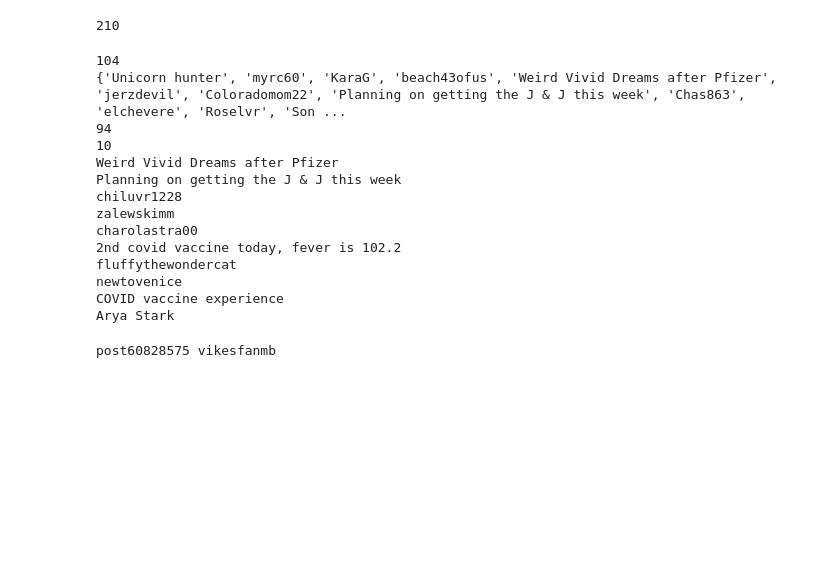
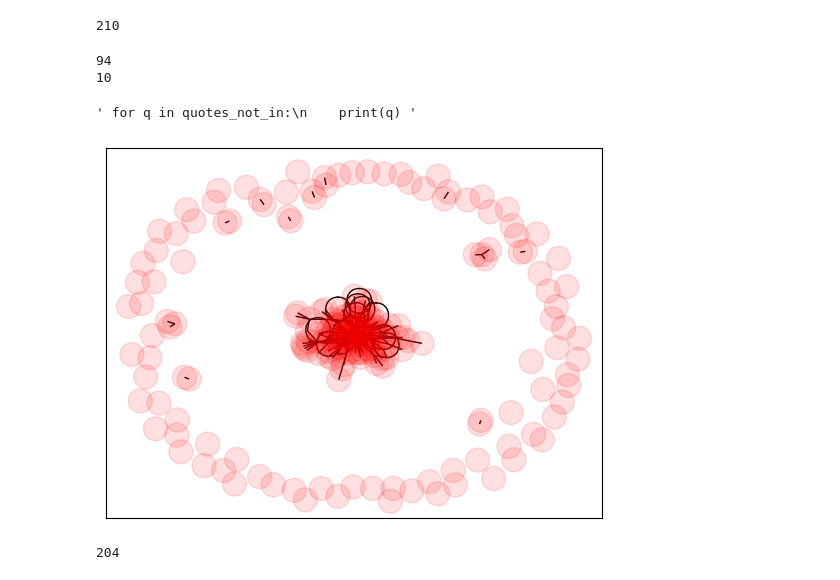
Before and after one commit to MattThePerson/SNA_Project, a Jupyter notebook: network.ipynb, the cells around one changed output. Cells and saved outputs as stored; diff of their text form; code cells hidden in the pictures; blank space fills up the shorter version.

Commit message:
removed project materials, made initial networkx graph

```diff
--- a/network.ipynb
+++ b/network.ipynb
@@ -19,32 +19,30 @@ quotes = []
 for post in posts.values():
     quotes += post['quotes']
 quotes = set(quotes)
-print(len(quotes))
-print(quotes)
 quotes_in = [quote for quote in quotes if quote in users]
 quotes_not_in = [quote for quote in quotes if quote not in users]
 print(len(quotes_in))
 print(len(quotes_not_in))
-for q in quotes_not_in:
-    print(q)
+""" for q in quotes_not_in:
+    print(q) """
 # %% [output]
-104
-{'Unicorn hunter', 'myrc60', 'KaraG', 'beach43ofus', 'Weird Vivid Dreams after Pfizer', 'jerzdevil', 'Coloradomom22', 'Planning on getting the J & J this week', 'Chas863', 'elchevere', 'Roselvr', 'Son ...
 94
 10
-Weird Vivid Dreams after Pfizer
-Planning on getting the J & J this week
-chiluvr1228
-zalewskimm
-charolastra00
-2nd covid vaccine today, fever is 102.2
-fluffythewondercat
-newtovenice
-COVID vaccine experience
-Arya Stark
+' for q in quotes_not_in:\n    print(q) '
-# %%
-for i, post in enumerate(posts.values()):
-    if 'COVID vaccine experience' in post['quotes']:
-        print(post['id'], post['user'])
-# %% [output]
-post60828575 vikesfanmb
+# %%
+# Make networkx graph using users as nodes and quotes as edges
+G = nx.Graph()
+G.add_nodes_from(users)
+for post in posts.values():
+    user = post['user']
+    quotes = set(post['quotes'])
+    for quote in quotes:
+        G.add_edge(user, quote)
+# %%
+color_map = [ '#FF000020' for _ in G.nodes ]
+nx.draw_networkx(G, with_labels=0, node_color=color_map)
+plt.show()
+print(len(G.edges))
+# %% [output]
+[figure, added]
+204
```
Also changed, not shown: parts of 2 cells of this notebook, 4 other files.
